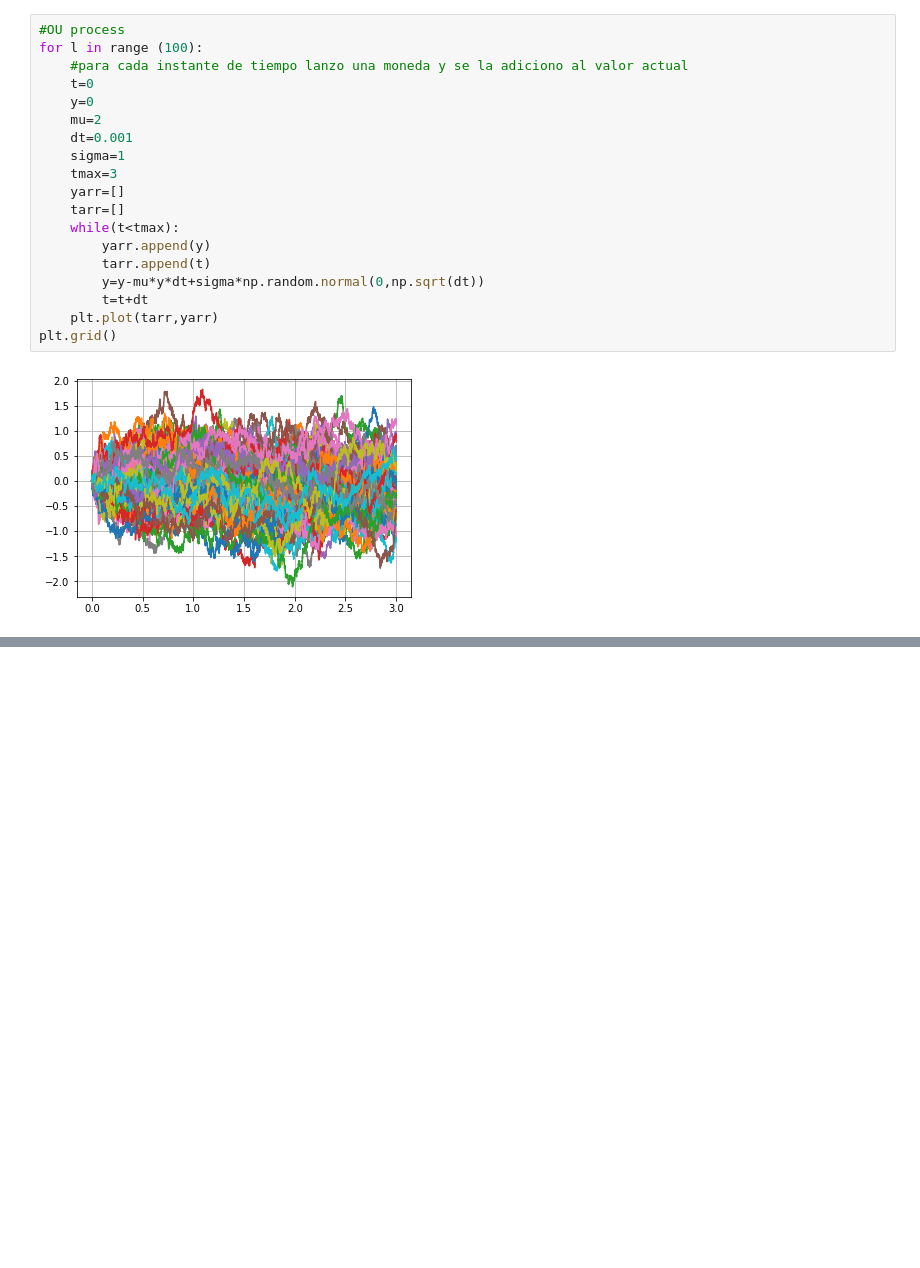
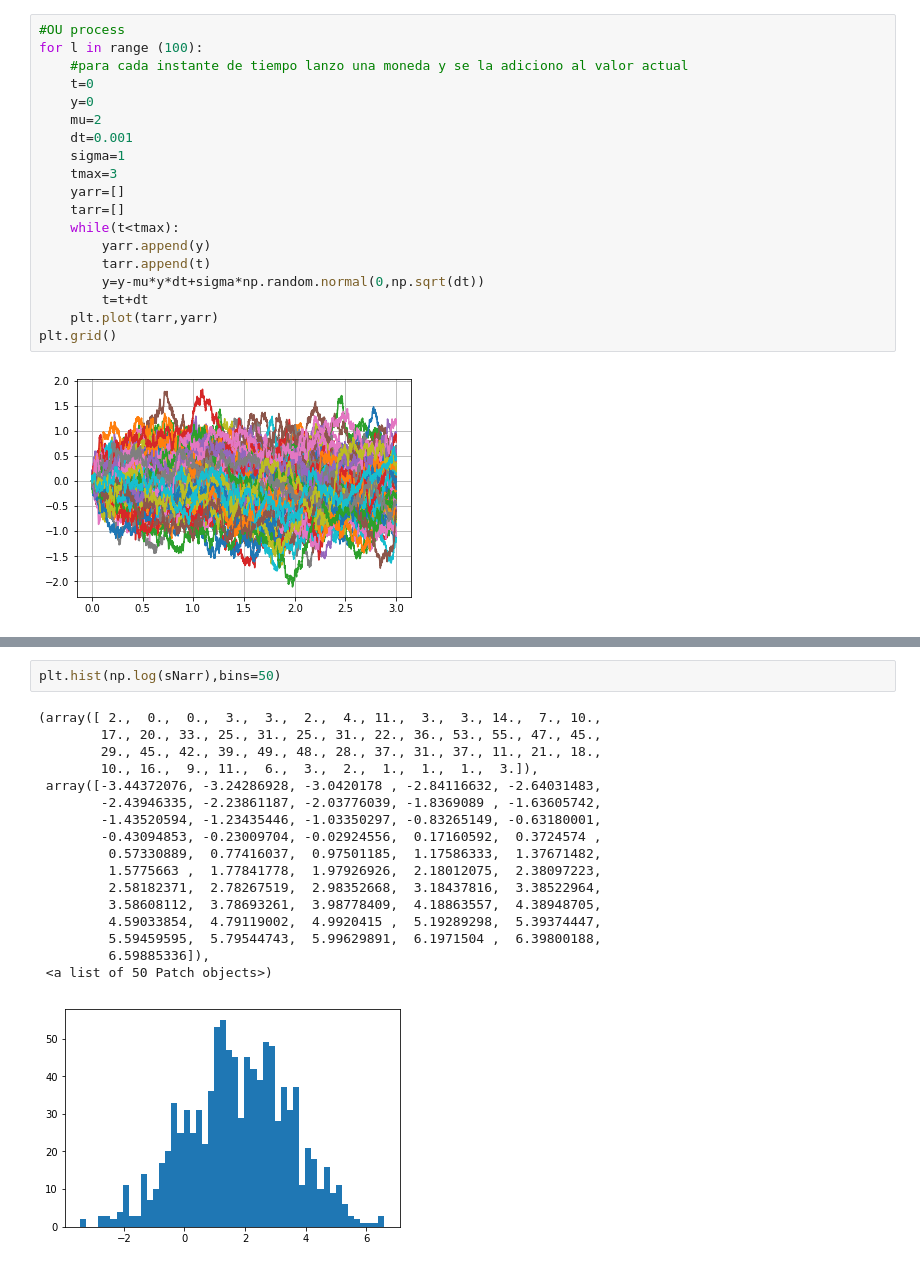
Before and after one commit to canietoa/TimeSeries, a Jupyter notebook: 21Agosto/movimientobrowniano.ipynb, the cells around one changed output, grey strips where cells are left out. Cells and saved outputs as stored; diff of their text form; blank space fills up the shorter version.

```diff
--- a/21Agosto/movimientobrowniano.ipynb
+++ b/21Agosto/movimientobrowniano.ipynb
@@ -173,0 +232,20 @@ plt.yscale("log")
+# %%
+plt.hist(np.log(sNarr),bins=50)
+# %% [output]
+(array([ 2.,  0.,  0.,  3.,  3.,  2.,  4., 11.,  3.,  3., 14.,  7., 10.,
+        17., 20., 33., 25., 31., 25., 31., 22., 36., 53., 55., 47., 45.,
+        29., 45., 42., 39., 49., 48., 28., 37., 31., 37., 11., 21., 18.,
+        10., 16.,  9., 11.,  6.,  3.,  2.,  1.,  1.,  1.,  3.]),
+ array([-3.44372076, -3.24286928, -3.0420178 , -2.84116632, -2.64031483,
+        -2.43946335, -2.23861187, -2.03776039, -1.8369089 , -1.63605742,
+        -1.43520594, -1.23435446, -1.03350297, -0.83265149, -0.63180001,
+        -0.43094853, -0.23009704, -0.02924556,  0.17160592,  0.3724574 ,
+         0.57330889,  0.77416037,  0.97501185,  1.17586333,  1.37671482,
+         1.5775663 ,  1.77841778,  1.97926926,  2.18012075,  2.38097223,
+         2.58182371,  2.78267519,  2.98352668,  3.18437816,  3.38522964,
+         3.58608112,  3.78693261,  3.98778409,  4.18863557,  4.38948705,
+         4.59033854,  4.79119002,  4.9920415 ,  5.19289298,  5.39374447,
+         5.59459595,  5.79544743,  5.99629891,  6.1971504 ,  6.39800188,
+         6.59885336]),
+ <a list of 50 Patch objects>)
+[figure, added]
```
Also changed, not shown: parts of 5 cells of this notebook, 1 other file.
